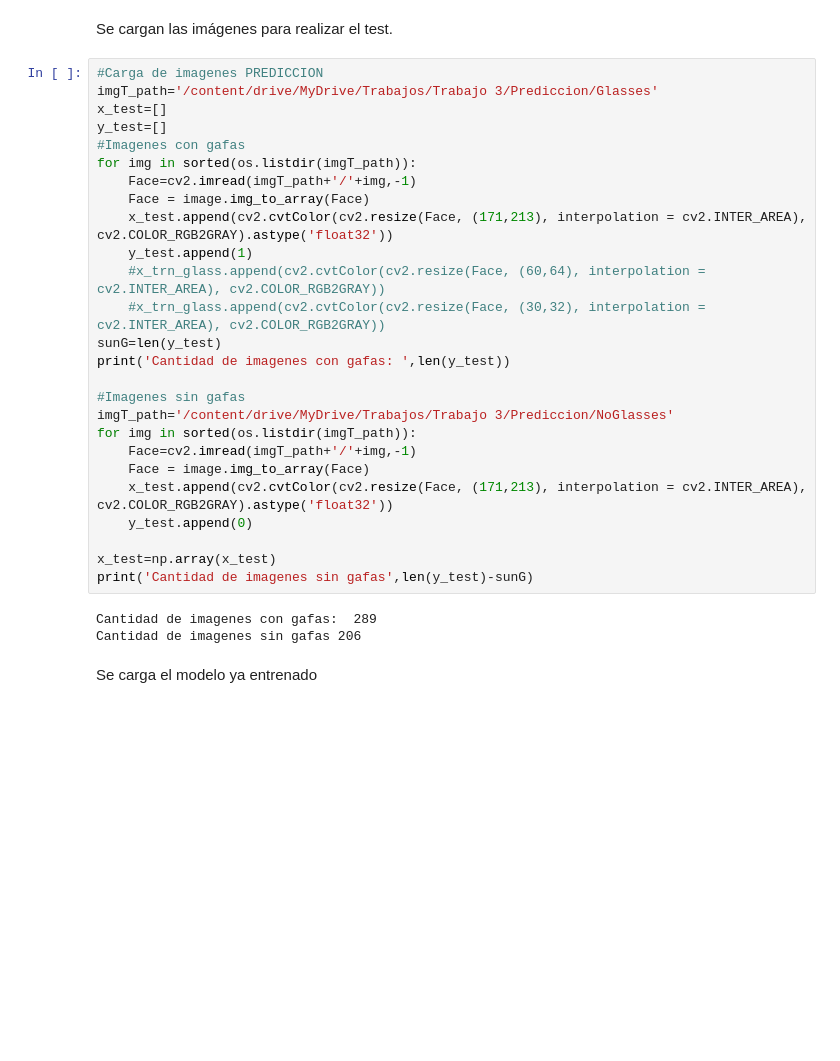
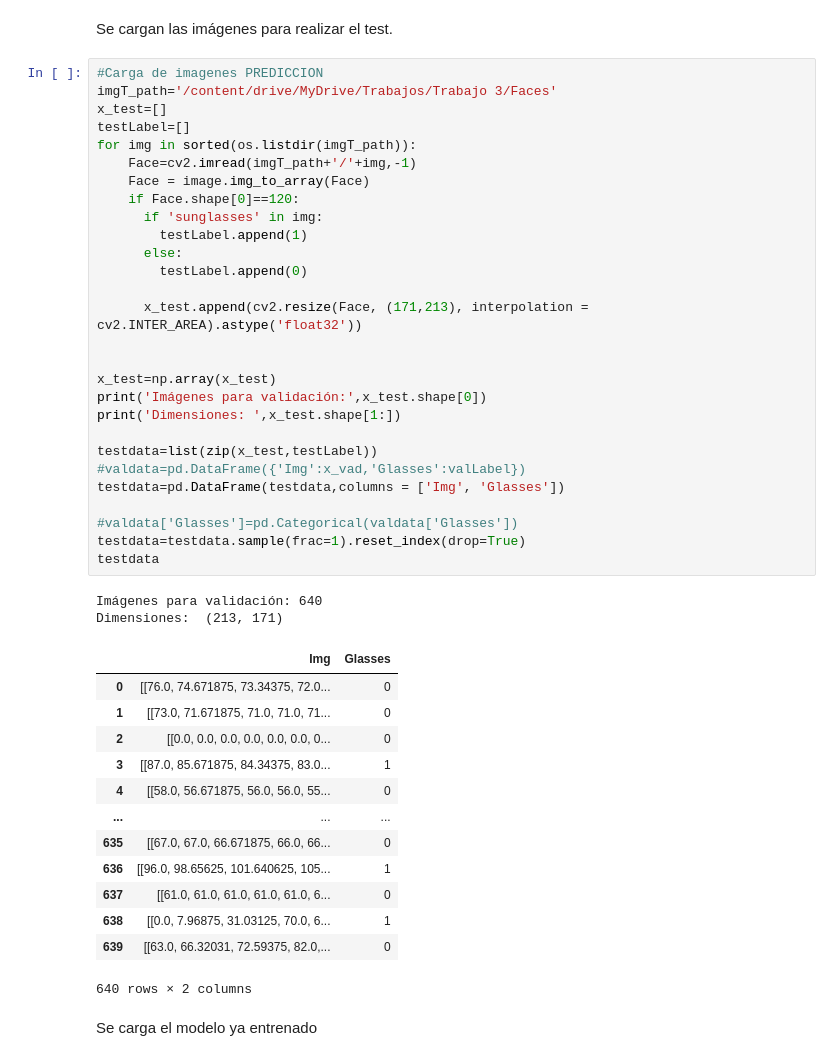
Before and after one commit to scuartasr/TAE_T3, a Jupyter notebook: Modelo_Python/Modelo_Predicciones.ipynb, the cells around one changed output. Cells and saved outputs as stored; diff of their text form; blank space fills up the shorter version.

```diff
--- a/Modelo_Python/Modelo_Predicciones.ipynb
+++ b/Modelo_Python/Modelo_Predicciones.ipynb
@@ -30,35 +30,50 @@ from sklearn.metrics import ConfusionMatrixDisplay
 %matplotlib inline
 # %% [markdown]
 Se cargan las imágenes para realizar el test.
-# %%
-#Carga de imagenes PREDICCION
-imgT_path='/content/drive/MyDrive/Trabajos/Trabajo 3/Prediccion/Glasses'
-x_test=[]
-y_test=[]
-#Imagenes con gafas
-for img in sorted(os.listdir(imgT_path)):
-    Face=cv2.imread(imgT_path+'/'+img,-1)
-    Face = image.img_to_array(Face)
-    x_test.append(cv2.cvtColor(cv2.resize(Face, (171,213), interpolation = cv2.INTER_AREA), cv2.COLOR_RGB2GRAY).astype('float32'))
-    y_test.append(1)
-    #x_trn_glass.append(cv2.cvtColor(cv2.resize(Face, (60,64), interpolation = cv2.INTER_AREA), cv2.COLOR_RGB2GRAY))
-    #x_trn_glass.append(cv2.cvtColor(cv2.resize(Face, (30,32), interpolation = cv2.INTER_AREA), cv2.COLOR_RGB2GRAY))
-sunG=len(y_test)
-print('Cantidad de imagenes con gafas: ',len(y_test))
-
-#Imagenes sin gafas
-imgT_path='/content/drive/MyDrive/Trabajos/Trabajo 3/Prediccion/NoGlasses'
-for img in sorted(os.listdir(imgT_path)):
-    Face=cv2.imread(imgT_path+'/'+img,-1)
-    Face = image.img_to_array(Face)
-    x_test.append(cv2.cvtColor(cv2.resize(Face, (171,213), interpolation = cv2.INTER_AREA), cv2.COLOR_RGB2GRAY).astype('float32'))
-    y_test.append(0)
-
-x_test=np.array(x_test)
-print('Cantidad de imagenes sin gafas',len(y_test)-sunG)
-# %% [output]
-Cantidad de imagenes con gafas:  289
-Cantidad de imagenes sin gafas 206
+# %%
+#Carga de imagenes PREDICCION
+imgT_path='/content/drive/MyDrive/Trabajos/Trabajo 3/Faces'
+x_test=[]
+testLabel=[]
+for img in sorted(os.listdir(imgT_path)):
+    Face=cv2.imread(imgT_path+'/'+img,-1)
+    Face = image.img_to_array(Face)
+    if Face.shape[0]==120:
+      if 'sunglasses' in img:
+        testLabel.append(1)
+      else:
+        testLabel.append(0)
+
+      x_test.append(cv2.resize(Face, (171,213), interpolation = cv2.INTER_AREA).astype('float32'))
+
+
+x_test=np.array(x_test)
+print('Imágenes para validación:',x_test.shape[0])
+print('Dimensiones: ',x_test.shape[1:])
+
+testdata=list(zip(x_test,testLabel))
+#valdata=pd.DataFrame({'Img':x_vad,'Glasses':valLabel})
+testdata=pd.DataFrame(testdata,columns = ['Img', 'Glasses'])
+
+#valdata['Glasses']=pd.Categorical(valdata['Glasses'])
+testdata=testdata.sample(frac=1).reset_index(drop=True)
+testdata
+# %% [output]
+Imágenes para validación: 640
+Dimensiones:  (213, 171)
+|  | Img | Glasses |
+| 0 | [[76.0, 74.671875, 73.34375, 72.0... | 0 |
+| 1 | [[73.0, 71.671875, 71.0, 71.0, 71... | 0 |
+| 2 | [[0.0, 0.0, 0.0, 0.0, 0.0, 0.0, 0... | 0 |
+| 3 | [[87.0, 85.671875, 84.34375, 83.0... | 1 |
+| 4 | [[58.0, 56.671875, 56.0, 56.0, 55... | 0 |
+| ... | ... | ... |
+| 635 | [[67.0, 67.0, 66.671875, 66.0, 66... | 0 |
+| 636 | [[96.0, 98.65625, 101.640625, 105... | 1 |
+| 637 | [[61.0, 61.0, 61.0, 61.0, 61.0, 6... | 0 |
+| 638 | [[0.0, 7.96875, 31.03125, 70.0, 6... | 1 |
+| 639 | [[63.0, 66.32031, 72.59375, 82.0,... | 0 |
+640 rows × 2 columns
 # %% [markdown]
 Se carga el modelo ya entrenado
 # %%
```
Also changed, not shown: parts of 3 cells of this notebook, 2 other files.
